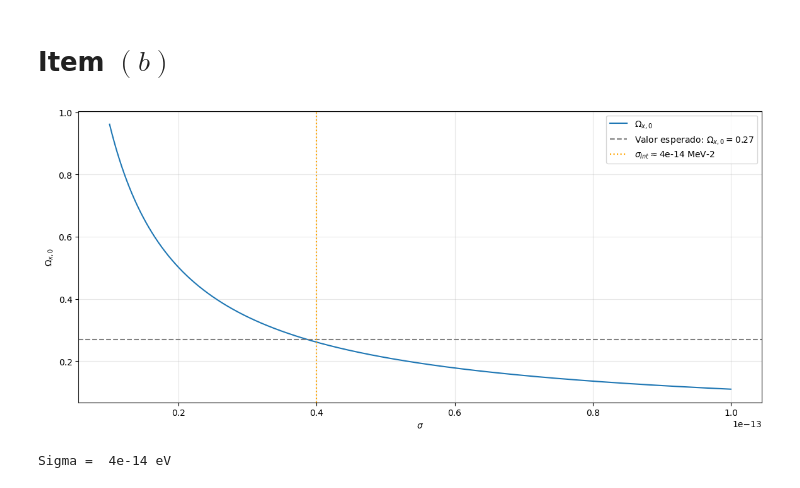
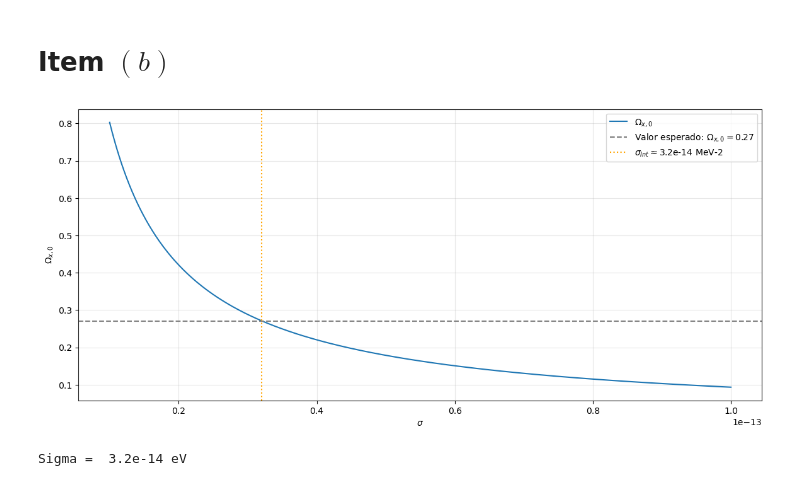
Before and after one commit to TomasMastantuono/Cosmologia, a Jupyter notebook: Numericos/Guia 6/P1-6.ipynb, the cells around one changed output. Saved outputs shown, nothing was run; the diff lists cells and outputs as text; code cells hidden in the pictures.

```diff
--- a/Numericos/Guia 6/P1-6.ipynb
+++ b/Numericos/Guia 6/P1-6.ipynb
@@ -27,27 +27,27 @@ print(o_x0)
 # Item $(b)$
 # %%
 omega = lambda sigma: (8*np.pi*G*np.sqrt(OR)*T0 / 3 / H0) * np.log(
-    T0**2 * MP * sigma / H0 / np.sqrt(OR)
+    T0**2 * MP * sigma / H0 / np.sqrt(OR) / (2*np.pi)**(3/2)
 )**(3/2) / sigma
 
 # Fijo que Ox = .27 debido a que es DM
 OX = .27
 sigma = np.linspace(1E-14, 1E-13, 100_000)
-sigma_int = .4E-13 #MeV
+sigma_int = .32E-13 #MeV
 label_sigma = r'$\sigma_{Int} \approx $' + f'{sigma_int} MeV-2'
 
 fig, ax = plt.subplots(figsize = (14, 6))
 
 ax.plot(sigma, omega(sigma), label = r'$\Omega_{x,0}$')
 ax.axhline(OX, linestyle = '--', color = 'gray', label = r'Valor esperado: $\Omega_{x,0} = 0.27$')
 ax.axvline(sigma_int, linestyle = ':', color = 'orange', label = label_sigma)
 
 ax.set(xlabel = r'$\sigma$', ylabel = r'$\Omega_{x,0}$'), ax.legend()
 ax.grid(alpha = .3)
 
 fig.savefig('sigma_int.png', bbox_inches = 'tight')
 plt.show()
 print('Sigma = ', sigma_int, 'eV')
 # %% [output]
-[figure, old version]
+[figure, new version]
-Sigma =  4e-14 eV
+Sigma =  3.2e-14 eV
```
Also changed, not shown: 10 other files.
